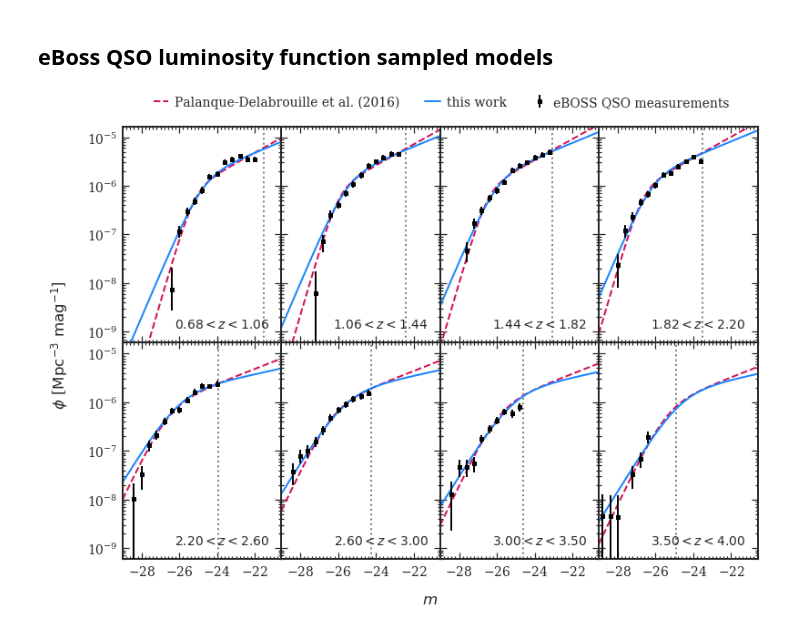
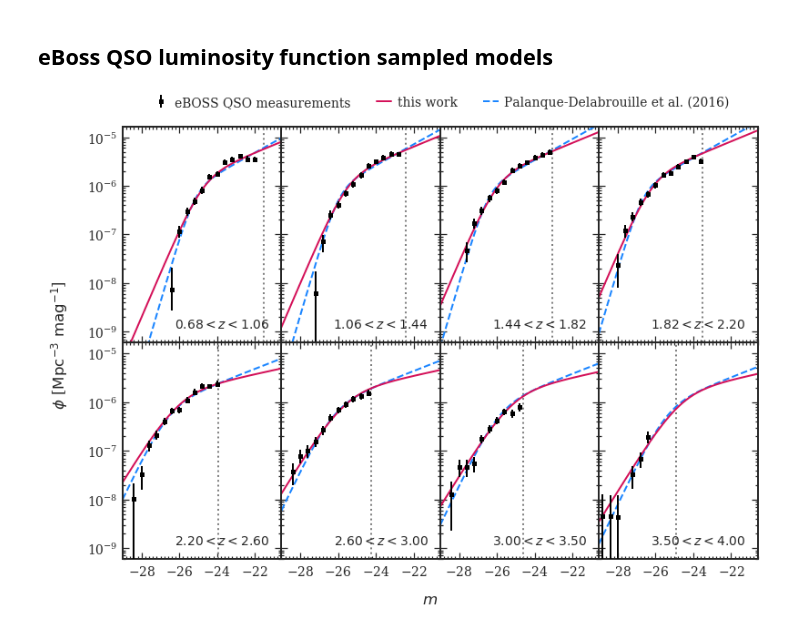
Before and after one commit to MikeSWang/HorizonGRound, a Jupyter notebook: notebooks/refit_QSO_luminosity_function.ipynb, the cells around one changed output. Cells and saved outputs as stored; diff of their text form; code cells hidden in the pictures.

```diff
--- a/notebooks/refit_QSO_luminosity_function.ipynb
+++ b/notebooks/refit_QSO_luminosity_function.ipynb
@@ -105,21 +105,21 @@ for bin_idx, redshift in enumerate(redshift_bins):
         )
         ax.plot(
             m, reference_model.luminosity_function(m, redshift),
-            ls='--', c='#D41159', zorder=2, label='Palanque-Delabrouille et al. (2016)'
+            ls='--', c='#1A85FF', zorder=2, label='Palanque-Delabrouille et al. (2016)'
         )
         ax.plot(
             m, refitted_model.luminosity_function(m, redshift),
-            c='#1A85FF', zorder=2, label='this work'
+            c='#D41159', zorder=2, label='this work'
         )
     else:
         ax.errorbar(magnitude_bins, data_values, data_errors, fmt='s', zorder=3)
         ax.plot(
             m, reference_model.luminosity_function(m, redshift),
-            ls='--', c='#D41159', zorder=2
+            ls='--', c='#1A85FF', zorder=2
         )
         ax.plot(
             m, refitted_model.luminosity_function(m, redshift),
-            c='#1A85FF', zorder=2
+            c='#D41159', zorder=2
         )
 
     ax.axvline(
@@ -137,32 +137,32 @@ for bin_idx, redshift in enumerate(redshift_bins):
         ax.tick_params(axis='x', which='both', direction='in', labelbottom=False)
 
     ax.set_yscale('log')
     ax.set_ylim(*DENSITY_RANGE)
 
     if col_idx > 0:
         ax.tick_params(axis='y', which='both', direction='in', labelleft=False)
 
     ax.set_title(
         redshift_labels[bin_idx], loc='right', position=(0.925, 0.025),
         fontsize='small', zorder=2
     )
 
 lines, labels = [], []
 for ax in fig.axes:
     ax_line, ax_label = ax.get_legend_handles_labels()
     lines.extend(ax_line)
     labels.extend(ax_label)
 
 fig.text(0.5, 0.0475, r"$m$", ha='center')
 fig.text(
     0.035, 0.5, r"$\phi$ [$\mathrm{Mpc}^{-3}\ \mathrm{mag}^{-1}$]",
     va='center', rotation='vertical'
 )
 fig.legend(
-    lines, labels, ncol=3, handlelength=1.2, handletextpad=0.5,
+    reversed(lines), reversed(labels), ncol=3, handlelength=1.2, handletextpad=0.5,
     bbox_to_anchor=(0.4925, 0.9), loc='center'
 )
 
 fig.savefig(PATHOUT/"publication"/"gallery"/"luminosity_function.pdf")
 # %% [output]
-[figure, old version]
+[figure, new version]
```
Also changed, not shown: 6 other files.
